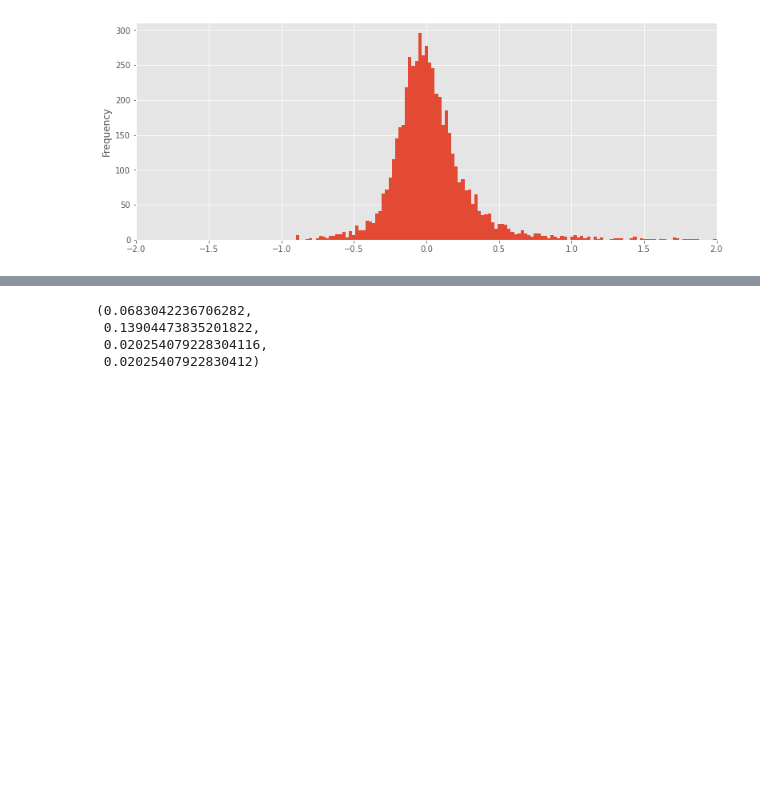
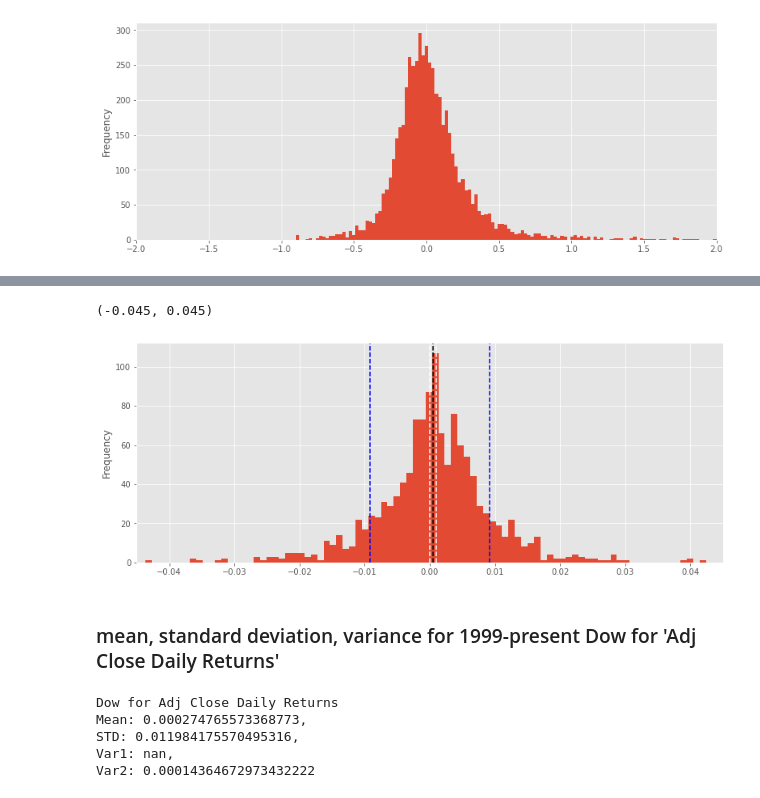
Before and after one commit to yamasjose11/index-elections, a Jupyter notebook: index-funds-elections.ipynb, the cells around one changed output, grey strips where cells are left out. Saved outputs shown, nothing was run; the diff lists cells and outputs as text; code cells hidden in the pictures; blank space fills up the shorter version.

```diff
--- a/index-funds-elections.ipynb
+++ b/index-funds-elections.ipynb
@@ -303,0 +385,12 @@ ambigious_ordered_df['Adj Close Daily Returns'].plot.hist(bins=50, figsize=(13,
+# %%
+x['Adj Close Daily Returns'].plot.hist(bins=100, figsize=(13, 5))
+plt.axvline(x=mean_dowx, color='black', linestyle='dashed')
+plt.axvline(x=std_dowx, color='blue', linestyle='dashed')
+plt.axvline(x=-std_dowx, color='blue', linestyle='dashed')
+plt.axvline(x=lower, color='white', linestyle='dashed')
+plt.axvline(x=upper, color='white', linestyle='dashed')
+
+plt.xlim(-0.045, 0.045)
+# %% [output]
+(-0.045, 0.045)
+[figure, added]
@@ -304,12 +409,16 @@ ambigious_ordered_df['Adj Close Daily Returns'].plot.hist(bins=50, figsize=(13,
+# %% [markdown]
+### mean, standard deviation, variance for 1999-present Dow for 'Adj Close Daily Returns'
 # %%
-# mean, standard deviation, variance for 1999-present Dow for 'Adj Close Daily Returns'
-mean_dow1 = np.mean(ambigious_ordered_df['Adj Close Daily Returns'])
-std_dow1 = np.std(ambigious_ordered_df['Adj Close Daily Returns'])
-var_dow1 = statistics.variance(ambigious_ordered_df['Adj Close Daily Returns'])
-var2_dow1 = ambigious_ordered_df['Adj Close Daily Returns'].var()
-mean_dow1, std_dow1, var_dow1, var2_dow1
+mean_dow1 = np.mean(dow_filtered1999['Adj Close Daily Returns'])
+std_dow1 = np.std(dow_filtered1999['Adj Close Daily Returns'])
+
+var_dow1 = statistics.variance(dow_filtered1999['Adj Close Daily Returns'])
+var2_dow1 = dow_filtered1999['Adj Close Daily Returns'].var()
+print('Dow for ''Adj Close Daily Returns''')
+print(f"Mean: {mean_dow1}, \nSTD: {std_dow1}, \nVar1: {var_dow1}, \nVar2: {var2_dow1}")
 # %% [output]
-(0.0683042236706282,
- 0.13904473835201822,
- 0.020254079228304116,
- 0.02025407922830412)
+Dow for Adj Close Daily Returns
+Mean: 0.000274765573368773,
+STD: 0.011984175570495316,
+Var1: nan,
+Var2: 0.00014364672973432222
```
Also changed, not shown: parts of 33 cells of this notebook.
